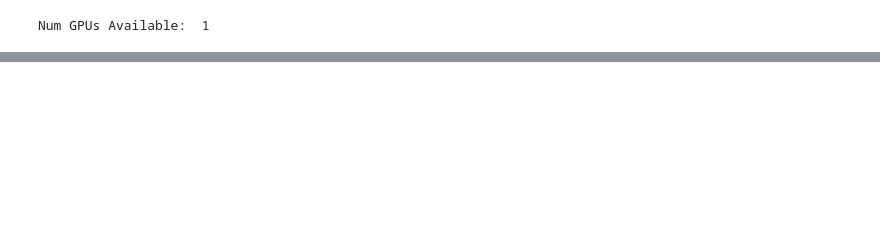
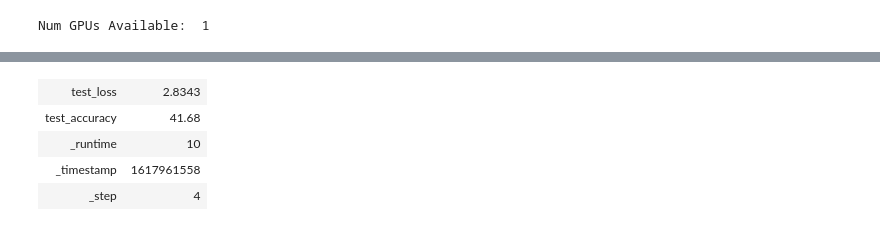
Before and after one commit to abisubramanya27/CS6910_Assignment2, a Jupyter notebook: partA/src/Assignment2_PartA.ipynb, the cells around one changed output, grey strips where cells are left out. Cells and saved outputs as stored; diff of their text form; code cells hidden in the pictures; blank space fills up the shorter version.

Commit message:
finished qn 4 in part A

```diff
--- a/partA/src/Assignment2_PartA.ipynb
+++ b/partA/src/Assignment2_PartA.ipynb
@@ -460,39 +451,96 @@ from PIL import Image
 
 def analyze_best_model_partA(wandb_log = False):
     best_run_path = 'abisheks/assignment2/huyhhsb4'
-    model_file = wandb.restore('model-best.h5', best_run_path)
+    api = wandb.Api()
+    run = api.run(best_run_path)
+    model_file = run.file('model-best.h5').download(replace=True)
     model = tf.keras.models.load_model(model_file.name)
-    config_file = wandb.restore('config.yaml', best_run_path)
+    config_file = run.file('config.yaml').download(replace=True)
     with open(config_file.name, 'r') as file:
         config = yaml.safe_load(file)
 
-    # _, _, test_data = data_generator(config['input_image_shape']['value'], config['batch_size']['value'], test_data_path = './inaturalist_12K/test')
-    # test_loss, test_accuracy = test_model(model, test_data)
+    # Generate test_data and find the test accuracy of the model
+    _, _, test_data = data_generator(config['input_image_shape']['value'], config['batch_size']['value'], test_data_path = './inaturalist_12K/test')
+    test_loss, test_accuracy = test_model(model, test_data)
+    if wandb_log:
+        run = wandb.init(project="assignment2", entity="abisheks", reinit=True)
+        wandb.log({'test_loss': test_loss, 'test_accuracy': test_accuracy})
 
+    # ----------------------------------------------------------------
+
+    # String labels for the different classes
+    class_labels = ['Amphibia', 'Animalia', 'Arachnida', 'Aves', 'Fungi', 'Insecta', 'Mammalia', 'Mollusca', 'Plantae', 'Reptilia']
+    class_labels = sorted(class_labels)
+
+    # Choose 30 random test images to show the true and predicted class in a 10 x 3 grid
+    random_sample_paths = random.sample(glob.glob('./inaturalist_12K/test/*/*'), 30)
+    inp_samples = [np.array(Image.open(sample_path).resize(config['input_image_shape']['value'][:-1])) for sample_path in random_sample_paths]
+    true_labels = [os.path.normpath(sample_path).split(os.path.sep)[-2] for sample_path in random_sample_paths]
+    predicted_class_nos = np.argmax(model.predict(np.array(inp_samples)), axis=-1)
+    predicted_labels = [class_labels[class_no] for class_no in predicted_class_nos]
+
+    R, C = 10, 3
+    fig, ax = plt.subplots(R, C, figsize=(15, 18))
+    fig.suptitle("Model predictions for 30 sample images", fontsize='x-large')
+    for i in range(R):
+        for j in range(C):
+            idx = i*C + j
+            ax[i][j].imshow(Image.open(random_sample_paths[idx]).resize((500, 500)))
+            ax[i][j].axis('off')
+            ax[i][j].text(1.1, 0.7, "True : ", size='large', ha="left", va='center', color='black', transform=ax[i][j].transAxes)
+            ax[i][j].text(1.45, 0.7, true_labels[idx], size='large', ha="left", va='center', color='blue', transform=ax[i][j].transAxes)
+            pred_color = 'green' if true_labels[idx] == predicted_labels[idx] else 'red'
+            ax[i][j].text(1.1, 0.3, "Predicted : ", size='large', ha="left", va='center', color='black', transform=ax[i][j].transAxes)
+            ax[i][j].text(1.75, 0.3, predicted_labels[idx], size='large', ha="left", va='center', color=pred_color, transform=ax[i][j].transAxes)
+
+    fig.tight_layout(rect=[0, 0.03, 1, 0.95])
+
+    if wandb_log:
+        wandb.log({'sample_predictions': fig})
+
+    fig.show()
+
+    # ----------------------------------------------------------------
+
+    # Choose a random image from the test data and visualize the filters and output in first layer for that image
     random_image_path = random.sample(glob.glob('./inaturalist_12K/test/*/*'), 1)[0]
     rand_inp_image = np.array(Image.open(random_image_path).resize(config['input_image_shape']['value'][:-1]))
 
+    # The first convolution layer of the model is named 'conv2d'
     layer = model.get_layer(name = 'conv2d')
+    # Forming an intermediate keras model to get the output of the first layer in suitable format to visulaize it
     intermediate_model = tf.keras.Model(inputs=model.input, outputs=layer.output)
     layer_outputs = intermediate_model.predict(rand_inp_image.reshape(1, *rand_inp_image.shape))
+    # Getting layer weights
+    layer_weights = layer.weights
 
-    R, C = 8, 8
-    fig, ax = plt.subplots(R, C, figsize=(15, 15))
+    fig_img = plt.figure()
+    plt.title('Random Image used for visualizing filters', fontsize='x-large')
+    plt.imshow(np.array(Image.open(random_image_path)))
+
+    R, C = int(config['no_filters']['value'] / 8), 8
+    fig1, ax1 = plt.subplots(R, C, figsize=(15, 15))
+    fig2, ax2 = plt.subplots(R, C, figsize=(15, 15))
+    fig1.suptitle(f"Visualizing output of {config['no_filters']['value']} filters in first layer", fontsize='x-large')
+    fig2.suptitle(f"Visualizing {config['no_filters']['value']} filters in first layer", fontsize='x-large')
     for i in range(R):
         for j in range(C):
             idx = i*C + j
-            ax[i][j].set_title(f'Filter : {idx+1}')
-            ax[i][j].set_xticks([])
-            ax[i][j].set_yticks([])
-            ax[i][j].imshow(deprocess_image(layer_outputs[0][:,:,idx]), cmap='viridis')
-
-    plt.savefig('filter_visualize.png')
-    plt.imsave('random_image.png', np.array(Image.open(random_image_path)))
+            ax1[i][j].set_title(f'Filter : {idx+1}')
+            ax1[i][j].axis('off')
+            ax2[i][j].set_title(f'Filter : {idx+1}')
+            ax2[i][j].axis('off')
+            ax1[i][j].imshow(deprocess_image(layer_outputs[0][:,:,idx]), cmap='viridis')
+            ax2[i][j].imshow(deprocess_image(layer_weights[0].numpy()[:,:,:,idx]))
 
     if wandb_log:
-        run = wandb.init(project="assignment2", entity="abisheks", reinit=True, config=config)
-        wandb.log({'test_loss': test_loss, 'test_accuracy': test_accuracy})
+        wandb.log({'random_image': wandb.Image(Image.open(random_image_path))})
+        wandb.log({'filters': fig2})
+        wandb.log({'filter_outputs': fig1})
         run.finish()
 
-analyze_best_model_partA()
+    fig1.show()
+    fig2.show()
+
+analyze_best_model_partA(True)
 # %% [output]
@@ -500,0 +581,5 @@ WARNING:tensorflow:10 out of the last 10 calls to <function Model.make_predict_f
+| test_loss | 2.8343 |
+| test_accuracy | 41.68 |
+| _runtime | 10 |
+| _timestamp | 1617961558 |
+| _step | 4 |
```
Also changed, not shown: parts of 5 cells of this notebook.
